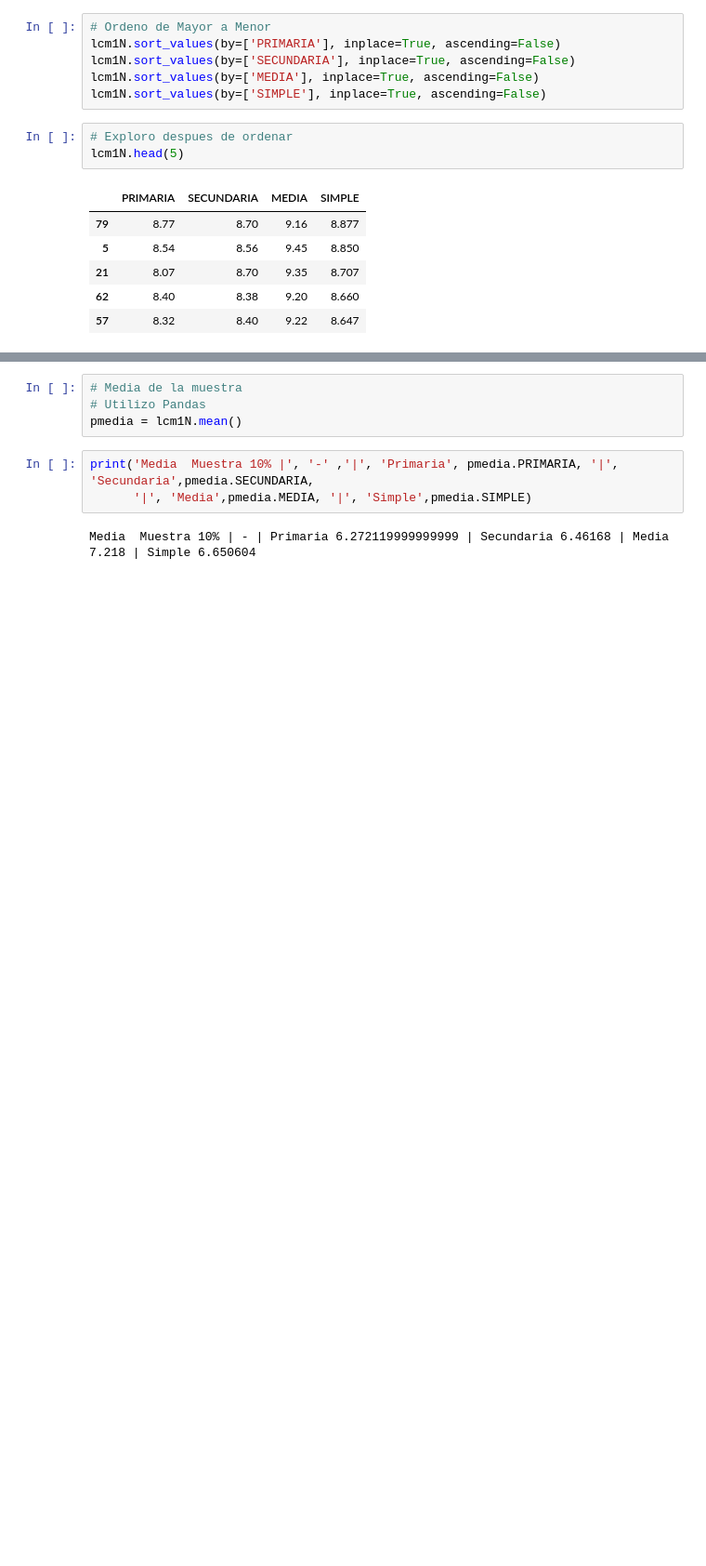
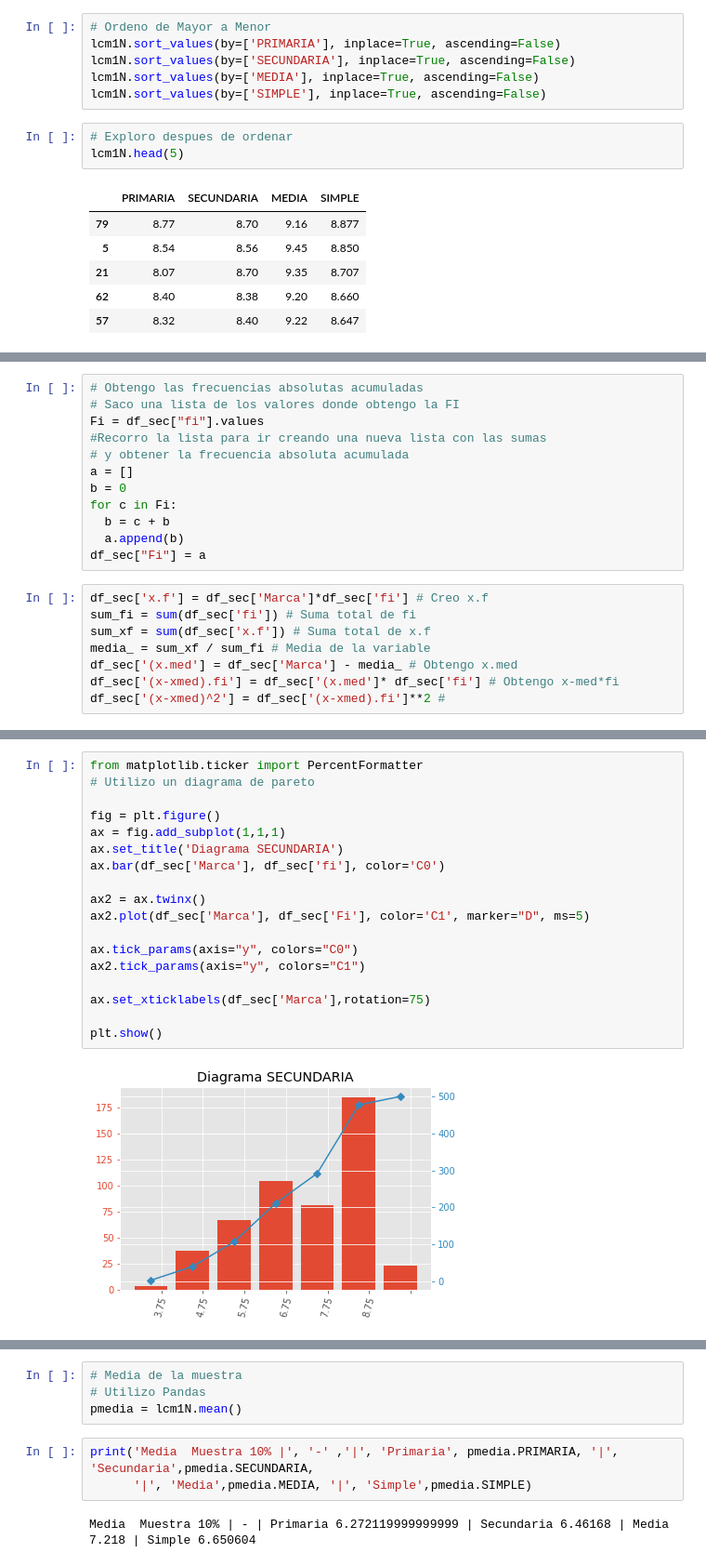
Before and after one commit to eldellobo/22E3, a Jupyter notebook: Estadistica/Colab/ACA2/ACA_No_2.ipynb, the cells around one changed output, grey strips where cells are left out. Shown at 93% size. Cells and saved outputs as stored; diff of their text form; blank space fills up the shorter version.

```diff
--- a/Estadistica/Colab/ACA2/ACA_No_2.ipynb
+++ b/Estadistica/Colab/ACA2/ACA_No_2.ipynb
@@ -195,0 +335,20 @@ lcm1N.head(5)
+# %%
+# Obtengo las frecuencias absolutas acumuladas
+# Saco una lista de los valores donde obtengo la FI
+Fi = df_sec["fi"].values
+#Recorro la lista para ir creando una nueva lista con las sumas
+# y obtener la frecuencia absoluta acumulada
+a = []
+b = 0
+for c in Fi:
+  b = c + b
+  a.append(b)
+df_sec["Fi"] = a
+# %%
+df_sec['x.f'] = df_sec['Marca']*df_sec['fi'] # Creo x.f
+sum_fi = sum(df_sec['fi']) # Suma total de fi
+sum_xf = sum(df_sec['x.f']) # Suma total de x.f
+media_ = sum_xf / sum_fi # Media de la variable
+df_sec['(x.med'] = df_sec['Marca'] - media_ # Obtengo x.med
+df_sec['(x-xmed).fi'] = df_sec['(x.med']* df_sec['fi'] # Obtengo x-med*fi
+df_sec['(x-xmed)^2'] = df_sec['(x-xmed).fi']**2 #
@@ -195,0 +396,20 @@ lcm1N.head(5)
+# %%
+from matplotlib.ticker import PercentFormatter
+# Utilizo un diagrama de pareto
+
+fig = plt.figure()
+ax = fig.add_subplot(1,1,1)
+ax.set_title('Diagrama SECUNDARIA')
+ax.bar(df_sec['Marca'], df_sec['fi'], color='C0')
+
+ax2 = ax.twinx()
+ax2.plot(df_sec['Marca'], df_sec['Fi'], color='C1', marker="D", ms=5)
+
+ax.tick_params(axis="y", colors="C0")
+ax2.tick_params(axis="y", colors="C1")
+
+ax.set_xticklabels(df_sec['Marca'],rotation=75)
+
+plt.show()
+# %% [output]
+[figure, added]
```
Also changed, not shown: parts of 42 cells of this notebook.
